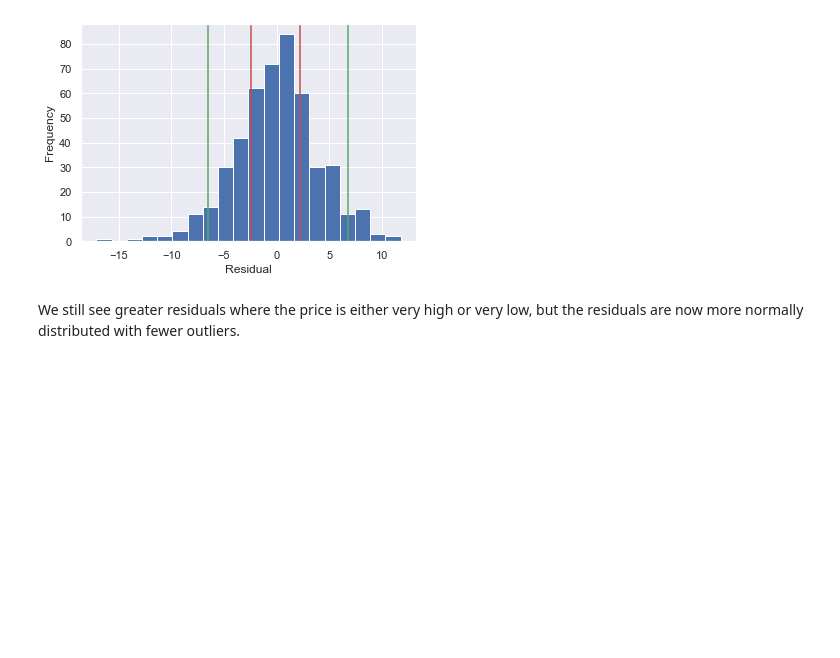
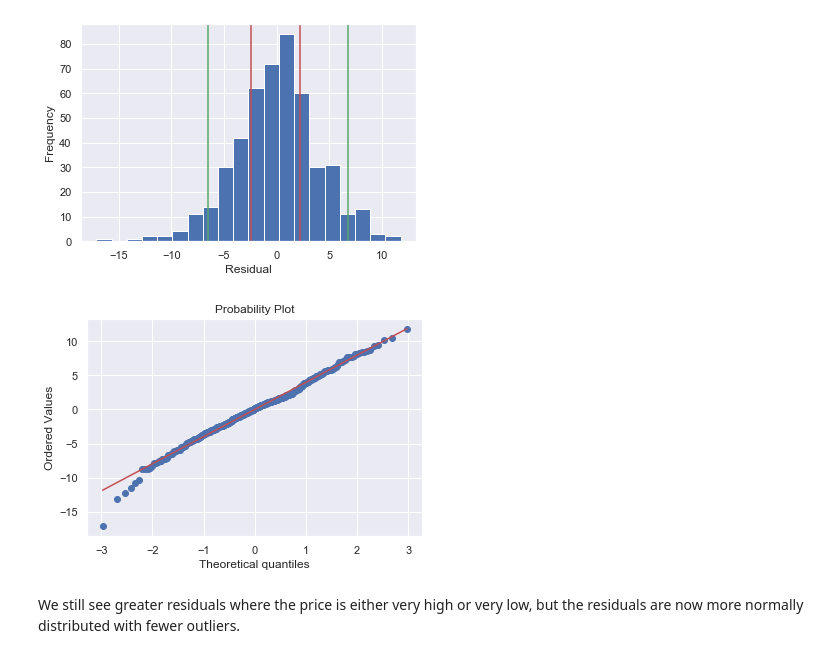
Before and after one commit to LinneaHarts/SpringBoard, a Jupyter notebook: linear_regression/Mini_Project_Linear_Regression.ipynb, the cells around one changed output. Cells and saved outputs as stored; diff of their text form; code cells hidden in the pictures; blank space fills up the shorter version.

```diff
--- a/linear_regression/Mini_Project_Linear_Regression.ipynb
+++ b/linear_regression/Mini_Project_Linear_Regression.ipynb
@@ -1032,5 +1039,10 @@ plt.xlabel('Residual')
 plt.show()
 # %% [output]
 [figure]
+# %%
+stats.probplot(m1.resid, dist='norm', plot=pylab)
+pylab.show()
+# %% [output]
+[figure, added]
 # %% [markdown]
 We still see greater residuals where the price is either very high or very low, but the residuals are now more normally distributed with fewer outliers.
```
Also changed, not shown: parts of 4 cells of this notebook, 13 other files.
